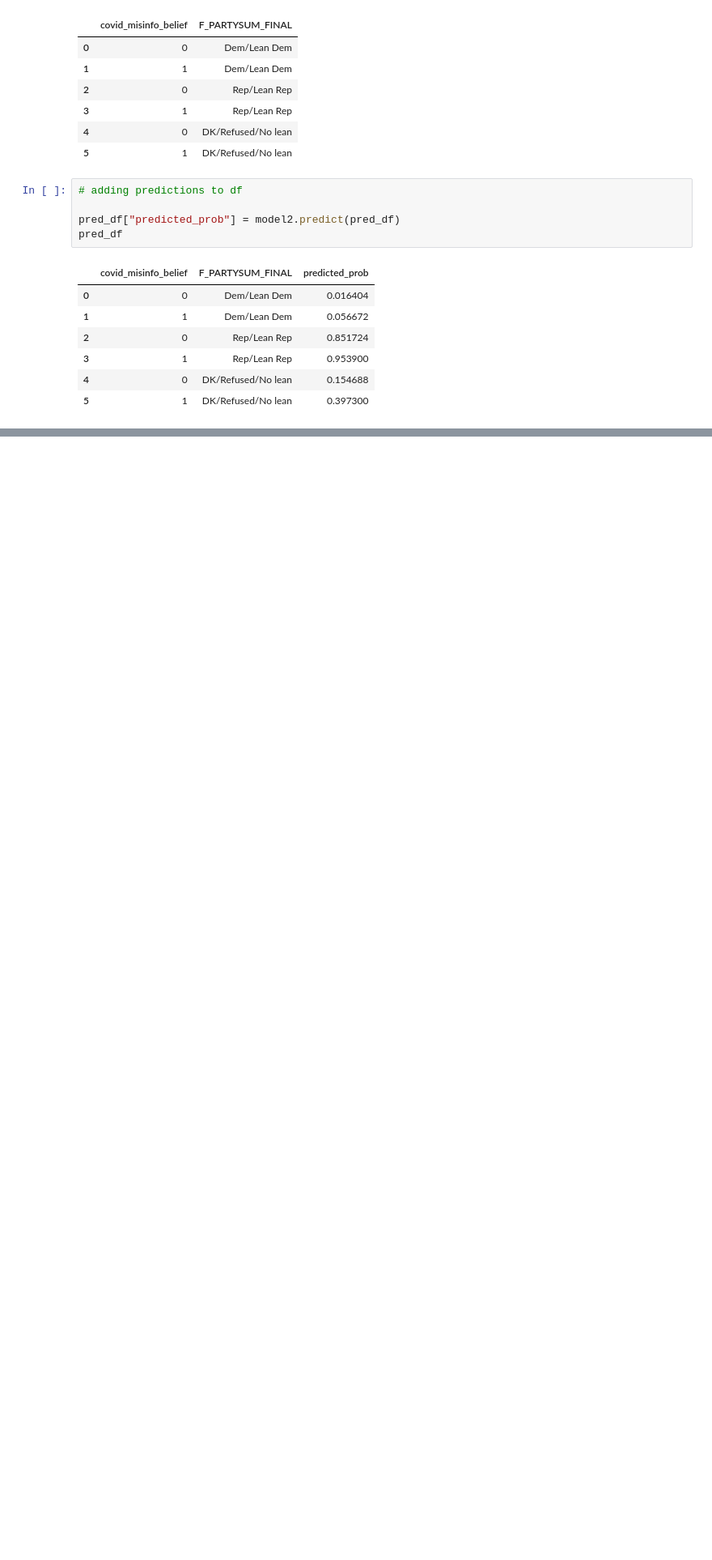
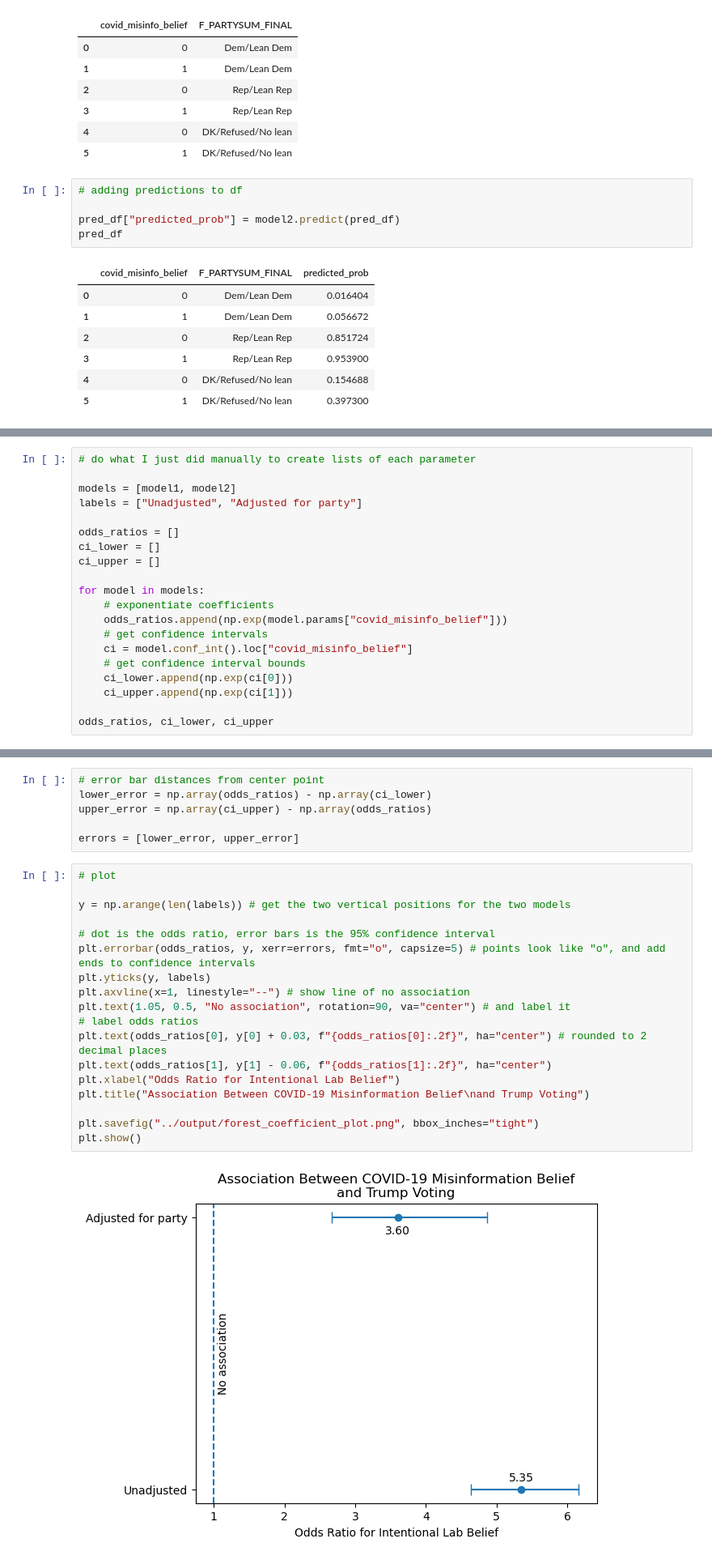
Before and after one commit to ameliabrooks28/QSS20_Project, a Jupyter notebook: code/03_regression.ipynb, the cells around one changed output, grey strips where cells are left out. Shown at 81% size. Drawn from its saved outputs; the diff is of its cells as text; blank space fills up the shorter version.

```diff
--- a/code/03_regression.ipynb
+++ b/code/03_regression.ipynb
@@ -164,0 +189,20 @@ plt.show()
+# %%
+# do what I just did manually to create lists of each parameter
+
+models = [model1, model2]
+labels = ["Unadjusted", "Adjusted for party"]
+
+odds_ratios = []
+ci_lower = []
+ci_upper = []
+
+for model in models:
+    # exponentiate coefficients
+    odds_ratios.append(np.exp(model.params["covid_misinfo_belief"]))
+    # get confidence intervals
+    ci = model.conf_int().loc["covid_misinfo_belief"]
+    # get confidence interval bounds
+    ci_lower.append(np.exp(ci[0]))
+    ci_upper.append(np.exp(ci[1]))
+
+odds_ratios, ci_lower, ci_upper
@@ -164,0 +213,26 @@ plt.show()
+# %%
+# error bar distances from center point
+lower_error = np.array(odds_ratios) - np.array(ci_lower)
+upper_error = np.array(ci_upper) - np.array(odds_ratios)
+
+errors = [lower_error, upper_error]
+# %%
+# plot
+
+y = np.arange(len(labels)) # get the two vertical positions for the two models
+
+# dot is the odds ratio, error bars is the 95% confidence interval
+plt.errorbar(odds_ratios, y, xerr=errors, fmt="o", capsize=5) # points look like "o", and add ends to confidence intervals
+plt.yticks(y, labels)
+plt.axvline(x=1, linestyle="--") # show line of no association
+plt.text(1.05, 0.5, "No association", rotation=90, va="center") # and label it
+# label odds ratios
+plt.text(odds_ratios[0], y[0] + 0.03, f"{odds_ratios[0]:.2f}", ha="center") # rounded to 2 decimal places
+plt.text(odds_ratios[1], y[1] - 0.06, f"{odds_ratios[1]:.2f}", ha="center")
+plt.xlabel("Odds Ratio for Intentional Lab Belief")
+plt.title("Association Between COVID-19 Misinformation Belief\nand Trump Voting")
+
+plt.savefig("../output/forest_coefficient_plot.png", bbox_inches="tight")
+plt.show()
+# %% [output]
+[figure, added]
```
Also changed, not shown: parts of 12 cells of this notebook, 4 other files.
